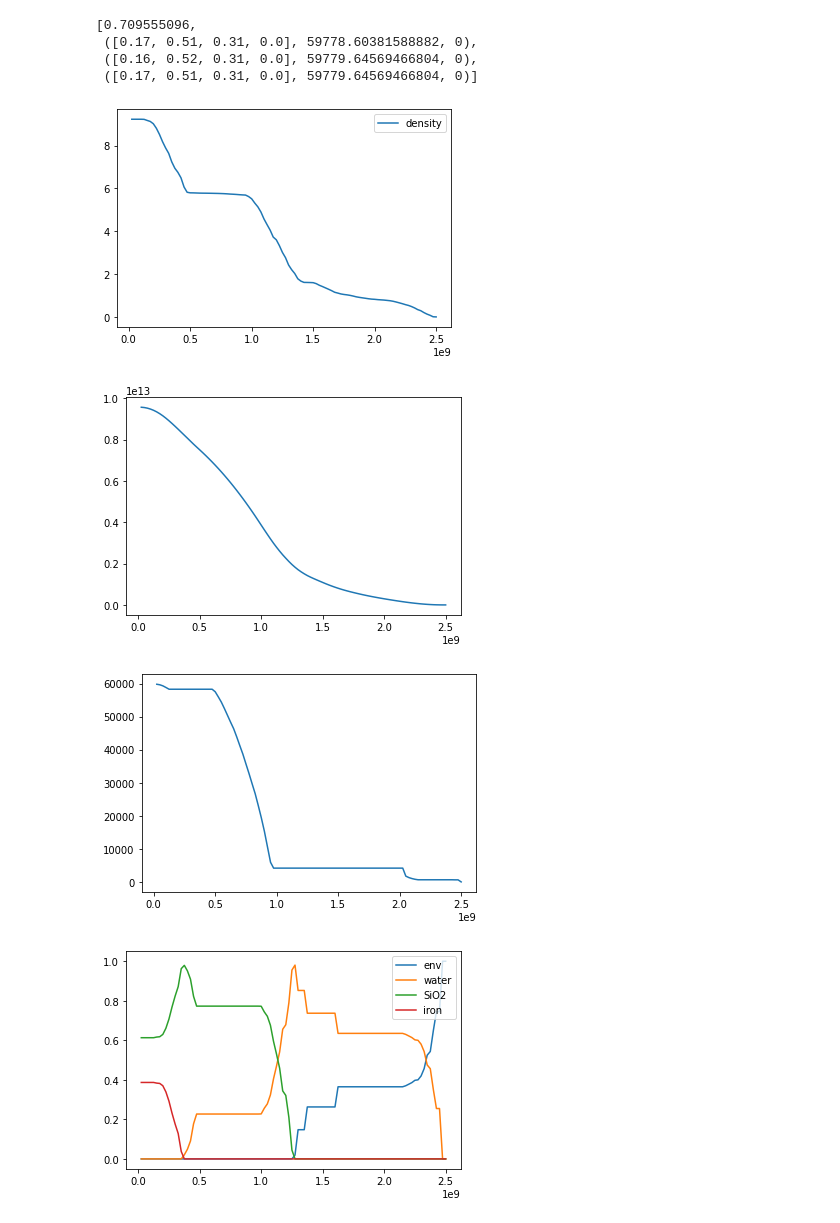
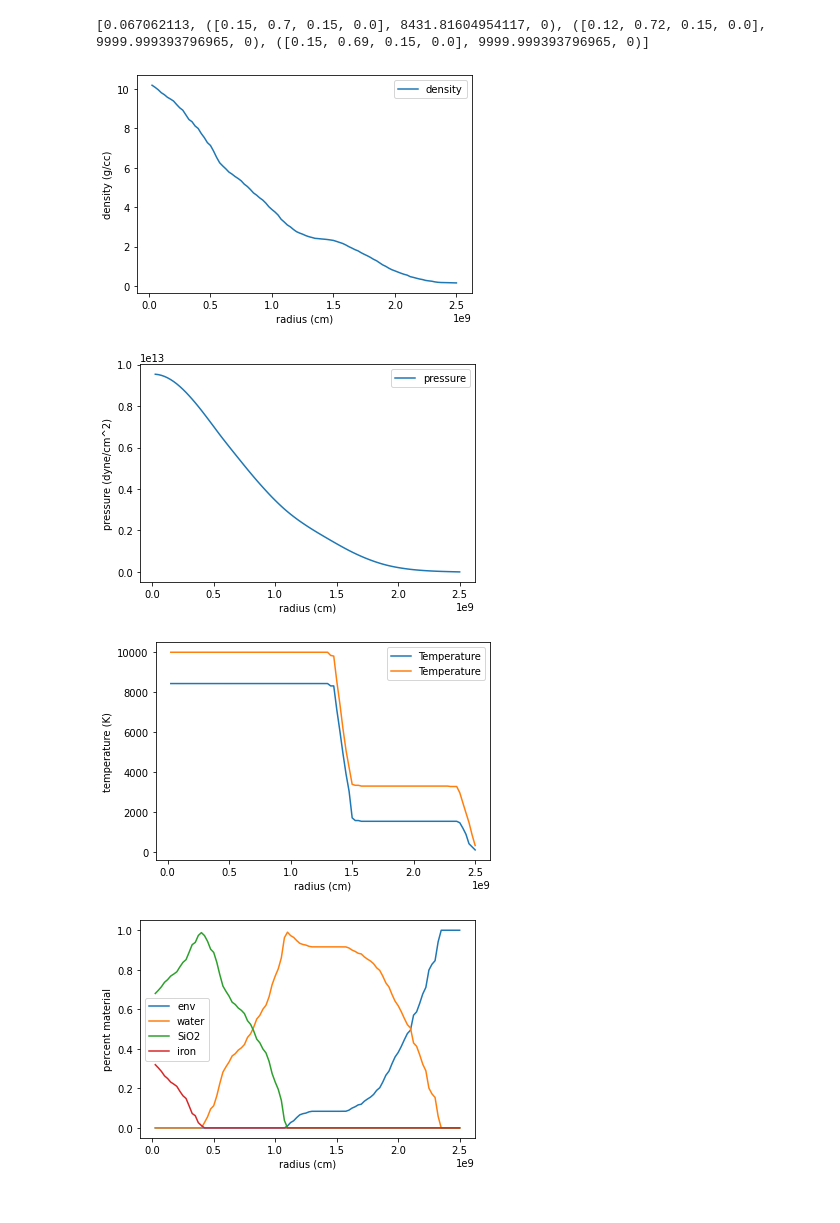
Before and after one commit to podolak/mcplanet, a Jupyter notebook: both_direction_planets.ipynb, the cells around one changed output. Saved outputs shown, nothing was run; the diff lists cells and outputs as text; code cells hidden in the pictures.

```diff
--- a/both_direction_planets.ipynb
+++ b/both_direction_planets.ipynb
@@ -26,7 +26,8 @@ MIN_TEMP = 0
 MAX_TEMP = 50000
 # %%
 # Create a bunch of random models.
-catalog = temperature.iron_sio2_water_env_catalog() if USE_IRON else temperature.sio2_water_env_catalog()
+# catalog = temperature.iron_sio2_water_env_catalog() if USE_IRON else temperature.sio2_water_env_catalog()
+catalog = temperature.iron_sio2_water_eos_env_catalog() if USE_IRON else temperature.sio2_water_eos_env_catalog()
 def best_model(seed=None, catalog=catalog, min_temp=MIN_TEMP, max_temp=MAX_TEMP, smooth=SMOOTH, full_model=False):
     # First do the inverse
     seed, i_m, inner_temp, i_count = profile.get_fixed_temp_model(mass, moment_ratio, radius, num_shells,
@@ -44,8 +45,18 @@ def best_model(seed=None, catalog=catalog, min_temp=MIN_TEMP, max_temp=MAX_TEMP,
     # Otherwise, need to generate the forward model.
     else:
         retval.append((i_m.get_mix_ratios(), inner_temp, i_count))
+
+    # make max temp the real max
+    #if i_m is not None:
+    #    inner_density = i_m.get_densities()[0]
+    #    inner_pressure = i_m.get_pressure()[0]
+    #    temp = catalog._tables[-1].implied_temperature(inner_density, inner_pressure)
+#   #     print ("innter temp:", temp)
+    #    temp = 10**temp
+    #else:
+    temp = max_temp
     seed, f_m, inner_temp, f_count = profile.get_fixed_temp_model(mass, moment_ratio, radius, num_shells,
-                                                                max_temp=max(max_temp, inner_temp+EPS),
+                                                                max_temp=max(temp, max_temp, inner_temp+EPS),
                                                                 seed=seed,
                                                                 temperature_catalog=catalog,
                                                                 full_model=True,
@@ -81,7 +92,8 @@ def best_model(seed=None, catalog=catalog, min_temp=MIN_TEMP, max_temp=MAX_TEMP,
         figure()
 
         # Plot temperature
-        both.plot_temp(catalog)
+        i_m.plot_temp()
+        f_m.plot_temp()
         figure()
 
         # Plot composition
@@ -95,6 +107,10 @@ def best_model(seed=None, catalog=catalog, min_temp=MIN_TEMP, max_temp=MAX_TEMP,
         # plot temp profiles
         m_profile = profile.TemperatureProfile(catalog, both)
         m_profile.plot_temperature_profile()
+        #figure()
+        #m_profile.plot_water_env_temperature_profile()
+        #figure()
+        #m_profile.plot_rock_water_temperature_profile()
 
     return retval
 
@@ -131,11 +141,8 @@ save_models("test.csv", good_models)
 # %%
-best_model(0.709555096, max_temp=59779, full_model=True)
+print(best_model(0.067062113, max_temp=10000, full_model=True, smooth=201))
 # %% [output]
-[0.709555096,
- ([0.17, 0.51, 0.31, 0.0], 59778.60381588882, 0),
- ([0.16, 0.52, 0.31, 0.0], 59779.64569466804, 0),
- ([0.17, 0.51, 0.31, 0.0], 59779.64569466804, 0)]
+[0.067062113, ([0.15, 0.7, 0.15, 0.0], 8431.81604954117, 0), ([0.12, 0.72, 0.15, 0.0], 9999.999393796965, 0), ([0.15, 0.69, 0.15, 0.0], 9999.999393796965, 0)]
-[figure, old version]
+[figure, new version]
-[figure, old version]
+[figure, new version]
-[figure, old version]
+[figure, new version]
-[figure, old version]
+[figure, new version]
```
Also changed, not shown: parts of 3 cells of this notebook.
